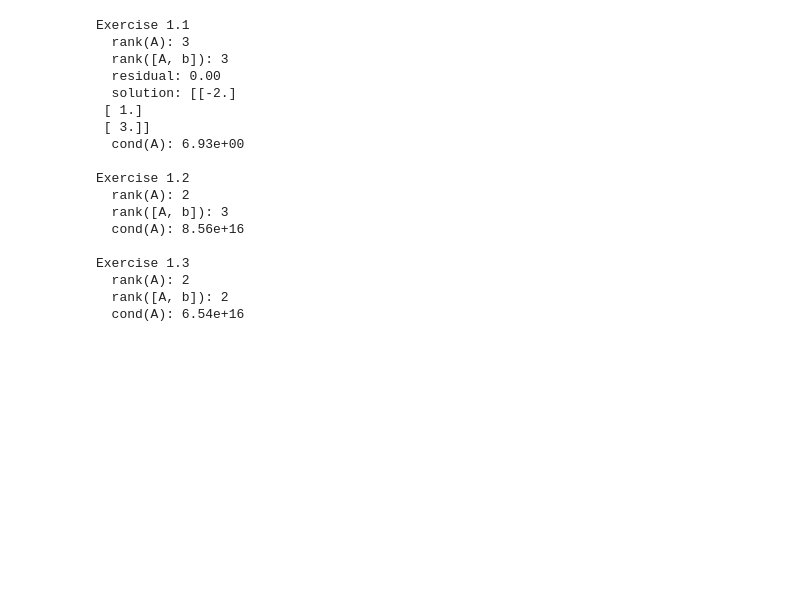
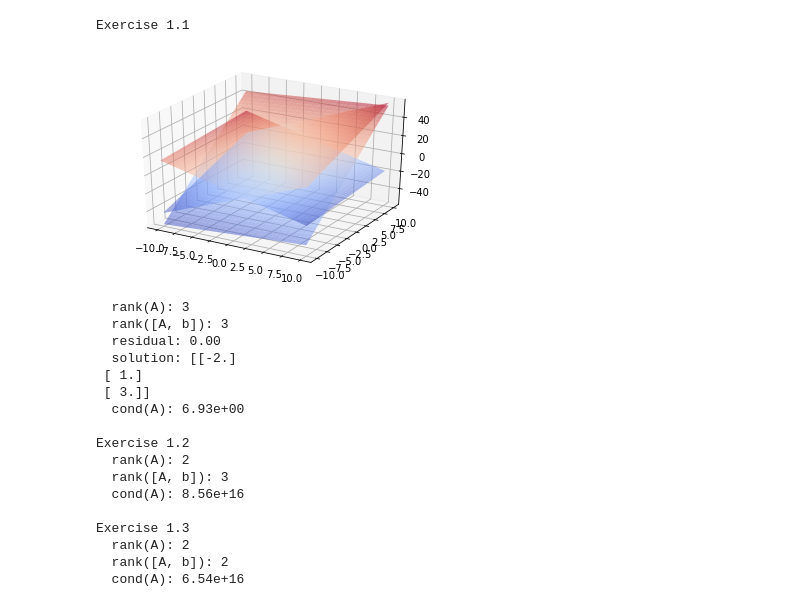
Before and after one commit to handsomekiwi/JupyterPractice, a Jupyter notebook: Y2019 HW5_1.ipynb, the cells around one changed output. Cells and saved outputs as stored; diff of their text form; code cells hidden in the pictures; blank space fills up the shorter version.

```diff
--- a/Y2019 HW5_1.ipynb
+++ b/Y2019 HW5_1.ipynb
@@ -23,51 +23,51 @@ def draw_plane(A, b):
     plt.show()
 
 def show_properties(A, b):
     print('  rank(A):', np.linalg.matrix_rank(A)) #若矩陣 A 的秩為 2，則其線性獨立的行向量為 2，且其線性獨立的列向量也為2
-是 2
     print('  rank([A, b]):', np.linalg.matrix_rank(np.hstack((A,b))))
     if np.linalg.matrix_rank(A) == 3:
       z = np.linalg.solve(A,b)
-      print('  residual: {:.2f}'.format(np.linalg.norm(A.dot(z)-b))) # ||A*z-b||
+      print('  residual: {:.2f}'.format(np.linalg.norm(A.dot(z)-b))) # ||A*z-b||  #计算矩阵a的范数
       print('  solution:', z)
-    print('  cond(A): {:.2e}'.format(np.linalg.cond(A)))
+    print('  cond(A): {:.2e}'.format(np.linalg.cond(A)))#矩阵的条件数
 
 if __name__ == '__main__':#若此py檔當作模塊被導入時，這個就不會執行
   print('Exercise 1.1')
   A = np.array([[3, 2, -1], [6, -1, 3], [1, 10, -2]])
   b = np.array([[-7], [-4], [2]])
-  #draw_plane(A, b)
+  draw_plane(A, b)
   show_properties(A, b)
   print()
 
   print('Exercise 1.2')
   A = np.array([[4, -1, 3], [21, -4, 18], [-9, 1, -9]])
   b = np.array([[5], [7], [-8]])
   #draw_plane(A, b)
   show_properties(A, b)
   print()
 
   print('Exercise 1.3')
   A = np.array([[7, -4, 1], [3, 2, -1], [5, 12, -5]])
   b = np.array([[-15], [-5], [-5]])
   #draw_plane(A, b)
   show_properties(A, b)
 # %% [output]
 Exercise 1.1
-  rank(A): 3
-  rank([A, b]): 3
-  residual: 0.00
-  solution: [[-2.]
- [ 1.]
- [ 3.]]
-  cond(A): 6.93e+00
-
-Exercise 1.2
-  rank(A): 2
-  rank([A, b]): 3
-  cond(A): 8.56e+16
-
-Exercise 1.3
-  rank(A): 2
-  rank([A, b]): 2
-  cond(A): 6.54e+16
+[figure, added]
+  rank(A): 3
+  rank([A, b]): 3
+  residual: 0.00
+  solution: [[-2.]
+ [ 1.]
+ [ 3.]]
+  cond(A): 6.93e+00
+
+Exercise 1.2
+  rank(A): 2
+  rank([A, b]): 3
+  cond(A): 8.56e+16
+
+Exercise 1.3
+  rank(A): 2
+  rank([A, b]): 2
+  cond(A): 6.54e+16
```
Also changed, not shown: parts of 1 cell of this notebook.
